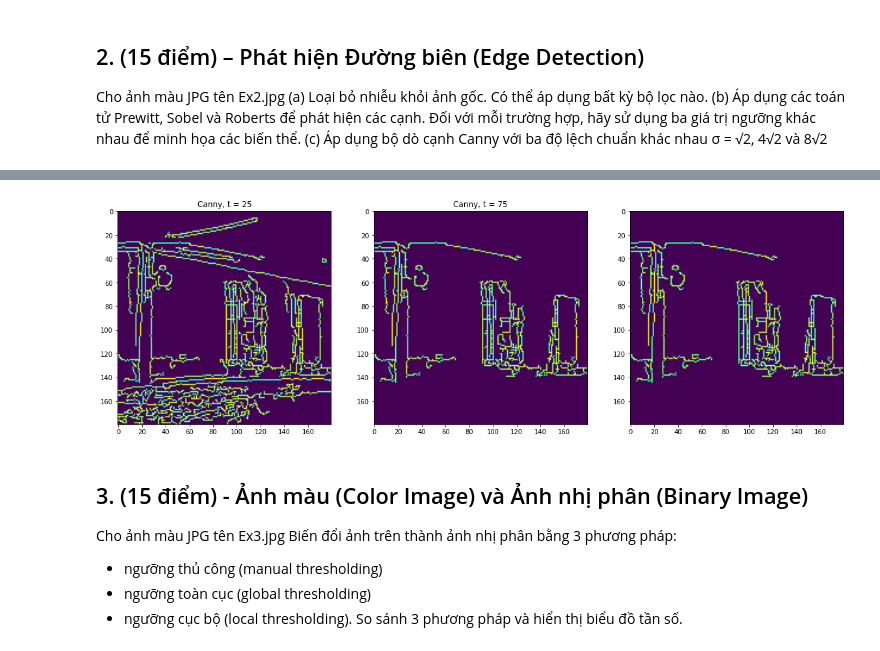
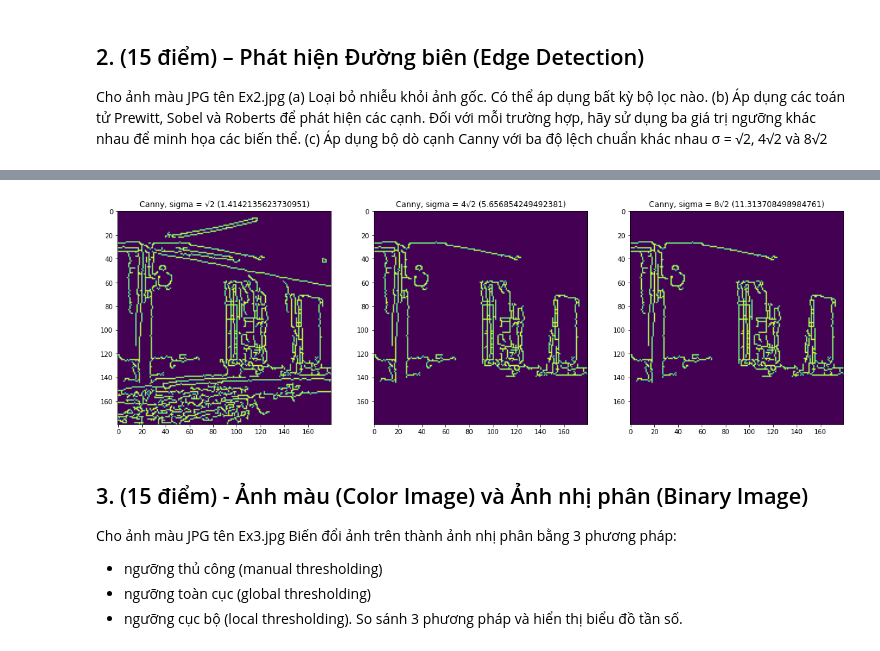
Before and after one commit to khanh22mse23057/Semester2-DIP, a Jupyter notebook: FSBMSE_[Digital_Image_and_Video_Processing]_Final_Assignment.ipynb, the cells around one changed output, grey strips where cells are left out. Saved outputs shown, nothing was run; the diff lists cells and outputs as text; code cells hidden in the pictures.

```diff
--- a/FSBMSE_[Digital_Image_and_Video_Processing]_Final_Assignment.ipynb
+++ b/FSBMSE_[Digital_Image_and_Video_Processing]_Final_Assignment.ipynb
@@ -229,37 +229,37 @@ def edge_detect_canny(image, sigma=0.33):
 	return edged
 
 # Define the standard deviations
 sigma1 = np.sqrt(2)
 sigma2 = 4 * np.sqrt(2)
 sigma3 = 8 * np.sqrt(2)
 # Apply the Canny edge detector with three different standard deviations
 
 # compute the median of the single channel pixel intensities
 v = np.median(img_gray)
 # apply automatic Canny edge detection using the computed median
 lower = int(max(0, (1.0 - sigma1) * v))
 upper = int(min(255, (1.0 + sigma1) * v))
 edged = cv2.Canny(img_gray, lower, upper)
 
 
 # Canny edge detection with sigma = sqrt(2)
 edge_c1 = edge_detect_canny(img_gray, sigma1)
 # Canny edge detection with sigma = 4*sqrt(2)
 edge_c2 = edge_detect_canny(img_gray, sigma2)
 # Canny edge detection with sigma = 8*sqrt(2)
 edge_c3 = edge_detect_canny(img_gray, sigma3)
 
 # Show images
 fig, axs = plt.subplots(1, 3, figsize=(20, 10))
 axs[0].imshow(edge_c1)
-axs[0].set_title('Canny, t = ' + str(t1))
+axs[0].set_title('Canny, sigma = √2 (' + str(sigma1) +')')
 axs[1].imshow(edge_c2)
-axs[1].set_title('Canny, t = ' + str(t2))
+axs[1].set_title('Canny, sigma = 4√2 (' + str(sigma2)+')')
 axs[2].imshow(edge_c3)
-axs[1].set_title('Canny, t = ' + str(t3))
+axs[2].set_title('Canny, sigma = 8√2 (' + str(sigma3)+')')
 plt.show()
 # %% [output]
-[figure, old version]
+[figure, new version]
 # %% [markdown]
 ## 3. (15 điểm) - Ảnh màu (Color Image) và Ảnh nhị phân (Binary Image)
 Cho ảnh màu JPG tên Ex3.jpg
```
Also changed, not shown: parts of 2 cells of this notebook.
